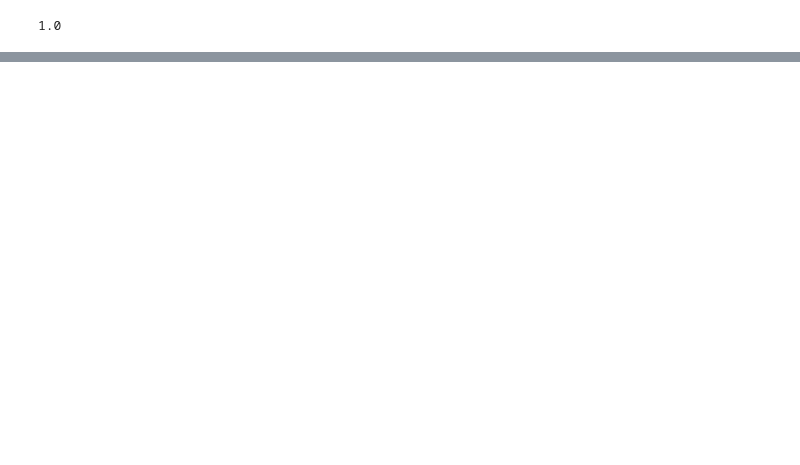
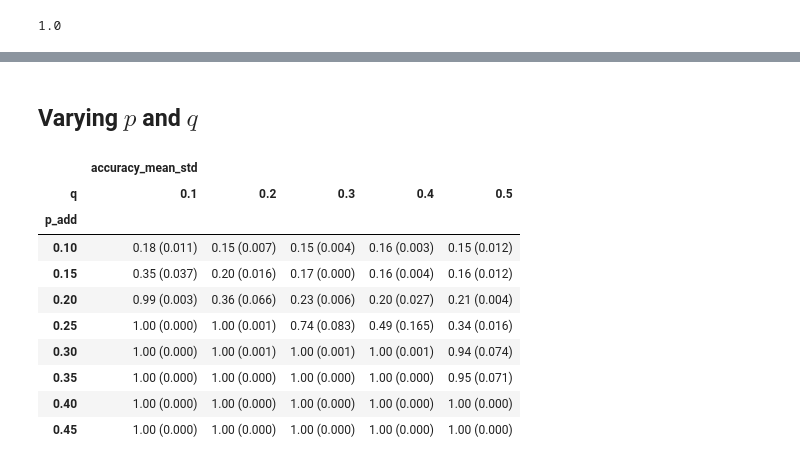
Before and after one commit to sheikhomar/mixture-learning, a Jupyter notebook: notebooks/06-planted-partition.ipynb, the cells around one changed output, grey strips where cells are left out. Saved outputs shown, nothing was run; the diff lists cells and outputs as text; code cells hidden in the pictures; blank space fills up the shorter version.

```diff
--- a/notebooks/06-planted-partition.ipynb
+++ b/notebooks/06-planted-partition.ipynb
@@ -125,0 +137,2 @@ accuracy_score(y_true=df_results["true_label"], y_pred=df_results["pred_label"])
+# %% [markdown]
+## Varying $p$ and $q$
@@ -125,0 +209,3 @@ accuracy_score(y_true=df_results["true_label"], y_pred=df_results["pred_label"])
+# %%
+df_results = pd.DataFrame(results)
+df_results.to_feather("results/planted-partition-results.feather")
@@ -125,0 +219,20 @@ accuracy_score(y_true=df_results["true_label"], y_pred=df_results["pred_label"])
+# %%
+df_grouped = df_results.groupby(["q", "p_add", "diff"])[["accuracy"]].agg(
+    accuracy_mean=("accuracy", "mean"),
+    accuracy_std=("accuracy", "std"),
+).reset_index()
+add_combined_mean_std(df=df_grouped, attr="accuracy")
+# %%
+df_grouped.reset_index().pivot(index=["p_add"], columns=["q"], values=["accuracy_mean_std"])
+# %% [output]
+|  | accuracy_mean_std |  |  |  |  |
+| q | 0.1 | 0.2 | 0.3 | 0.4 | 0.5 |
+| p_add |  |  |  |  |  |
+| 0.10 | 0.18 (0.011) | 0.15 (0.007) | 0.15 (0.004) | 0.16 (0.003) | 0.15 (0.012) |
+| 0.15 | 0.35 (0.037) | 0.20 (0.016) | 0.17 (0.000) | 0.16 (0.004) | 0.16 (0.012) |
+| 0.20 | 0.99 (0.003) | 0.36 (0.066) | 0.23 (0.006) | 0.20 (0.027) | 0.21 (0.004) |
+| 0.25 | 1.00 (0.000) | 1.00 (0.001) | 0.74 (0.083) | 0.49 (0.165) | 0.34 (0.016) |
+| 0.30 | 1.00 (0.000) | 1.00 (0.001) | 1.00 (0.001) | 1.00 (0.001) | 0.94 (0.074) |
+| 0.35 | 1.00 (0.000) | 1.00 (0.000) | 1.00 (0.000) | 1.00 (0.000) | 0.95 (0.071) |
+| 0.40 | 1.00 (0.000) | 1.00 (0.000) | 1.00 (0.000) | 1.00 (0.000) | 1.00 (0.000) |
+| 0.45 | 1.00 (0.000) | 1.00 (0.000) | 1.00 (0.000) | 1.00 (0.000) | 1.00 (0.000) |
```
Also changed, not shown: parts of 30 cells of this notebook, 3 other files.
